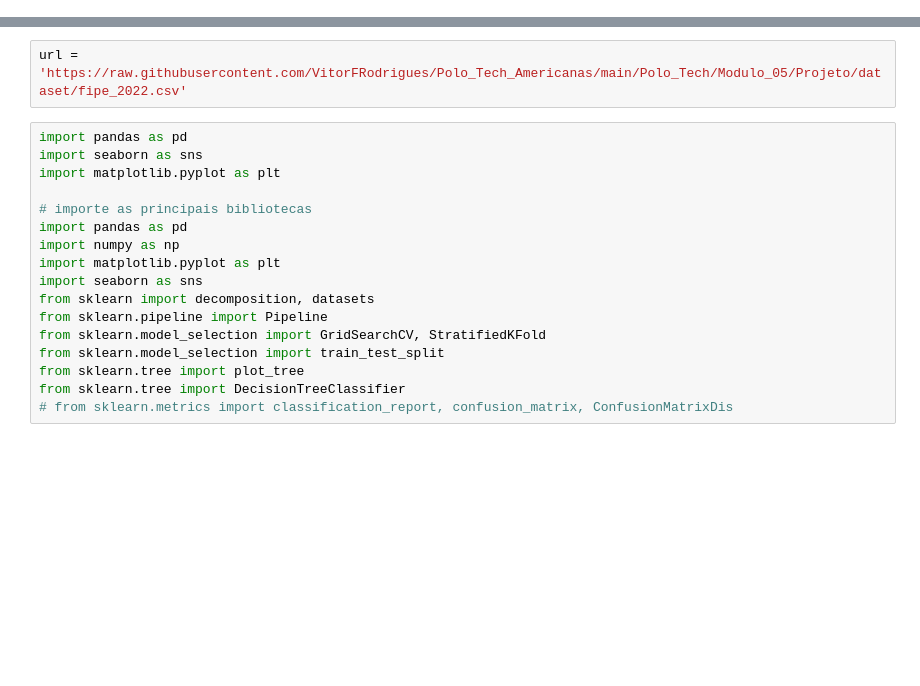
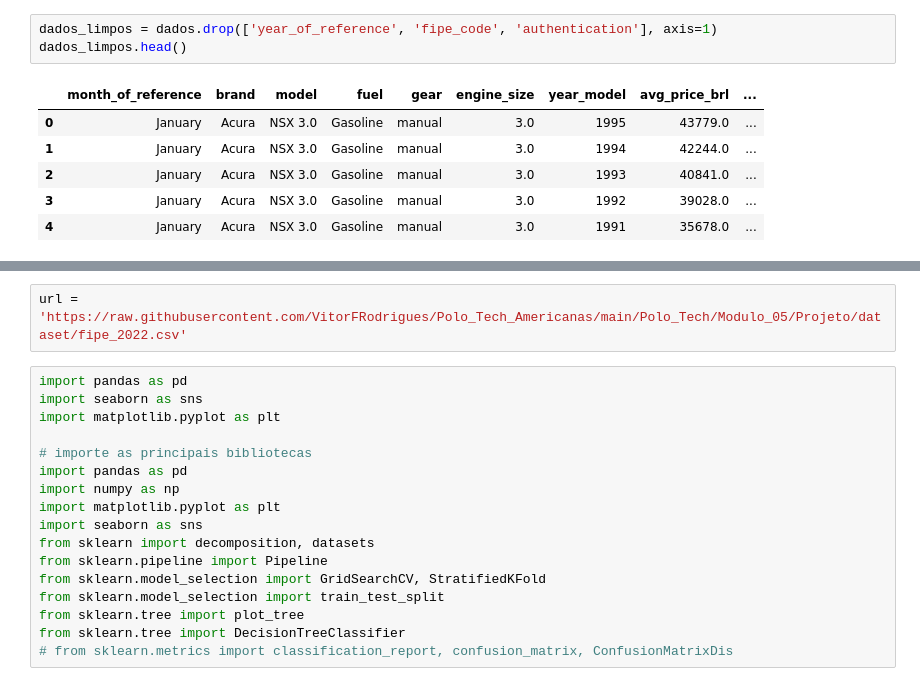
Before and after one commit to VitorFRodrigues/Coding_Tank_Material, a Jupyter notebook: Polo_Tech/Modulo_05/Projeto/Projeto_Mod05.ipynb, the cells around one changed output, grey strips where cells are left out. Drawn from its saved outputs; the diff is of its cells as text; blank space fills up the shorter version.

```diff
--- a/Polo_Tech/Modulo_05/Projeto/Projeto_Mod05.ipynb
+++ b/Polo_Tech/Modulo_05/Projeto/Projeto_Mod05.ipynb
@@ -2,0 +110,10 @@
+# %%
+dados_limpos = dados.drop(['year_of_reference', 'fipe_code', 'authentication'], axis=1)
+dados_limpos.head()
+# %% [output]
+|  | month_of_reference | brand | model | fuel | gear | engine_size | year_model | avg_price_brl | ... |
+| 0 | January | Acura | NSX 3.0 | Gasoline | manual | 3.0 | 1995 | 43779.0 | ... |
+| 1 | January | Acura | NSX 3.0 | Gasoline | manual | 3.0 | 1994 | 42244.0 | ... |
+| 2 | January | Acura | NSX 3.0 | Gasoline | manual | 3.0 | 1993 | 40841.0 | ... |
+| 3 | January | Acura | NSX 3.0 | Gasoline | manual | 3.0 | 1992 | 39028.0 | ... |
+| 4 | January | Acura | NSX 3.0 | Gasoline | manual | 3.0 | 1991 | 35678.0 | ... |
```
Also changed, not shown: parts of 17 cells of this notebook.
